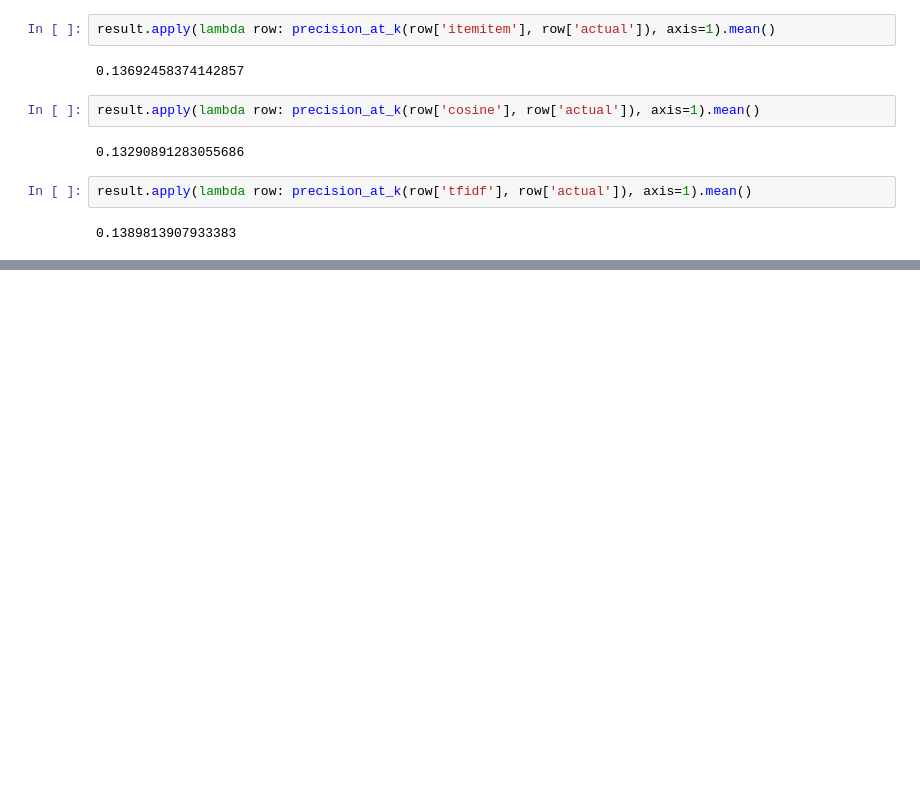
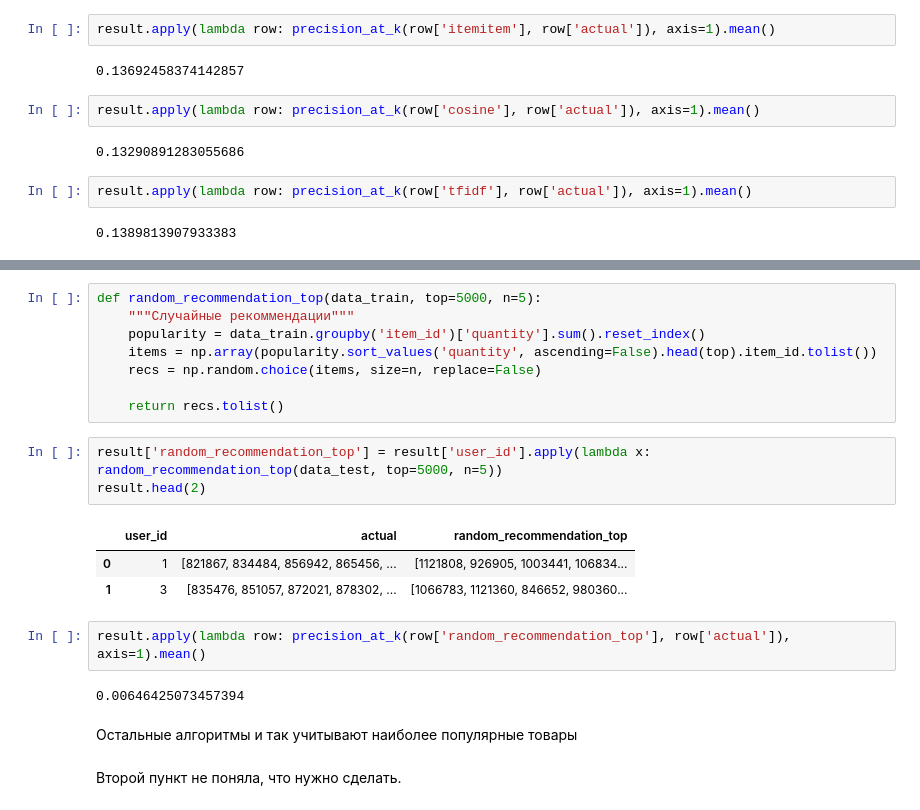
Before and after one commit to SimreAniri/recommendation-systems, a Jupyter notebook: RecSys 2.ipynb, the cells around one changed output, grey strips where cells are left out. Cells and saved outputs as stored; diff of their text form; blank space fills up the shorter version.

```diff
--- a/RecSys 2.ipynb
+++ b/RecSys 2.ipynb
@@ -154,0 +252,23 @@ result.apply(lambda row: precision_at_k(row['tfidf'], row['actual']), axis=1).me
+# %%
+def random_recommendation_top(data_train, top=5000, n=5):
+    """Случайные рекоммендации"""
+    popularity = data_train.groupby('item_id')['quantity'].sum().reset_index()
+    items = np.array(popularity.sort_values('quantity', ascending=False).head(top).item_id.tolist())
+    recs = np.random.choice(items, size=n, replace=False)
+
+    return recs.tolist()
+# %%
+result['random_recommendation_top'] = result['user_id'].apply(lambda x: random_recommendation_top(data_test, top=5000, n=5))
+result.head(2)
+# %% [output]
+|  | user_id | actual | random_recommendation_top |
+| 0 | 1 | [821867, 834484, 856942, 865456, ... | [1121808, 926905, 1003441, 106834... |
+| 1 | 3 | [835476, 851057, 872021, 878302, ... | [1066783, 1121360, 846652, 980360... |
+# %%
+result.apply(lambda row: precision_at_k(row['random_recommendation_top'], row['actual']), axis=1).mean()
+# %% [output]
+0.00646425073457394
+# %% [markdown]
+Остальные алгоритмы и так учитывают наиболее популярные товары
+# %% [markdown]
+Второй пункт не поняла, что нужно сделать.
```
Also changed, not shown: parts of 26 cells of this notebook.
